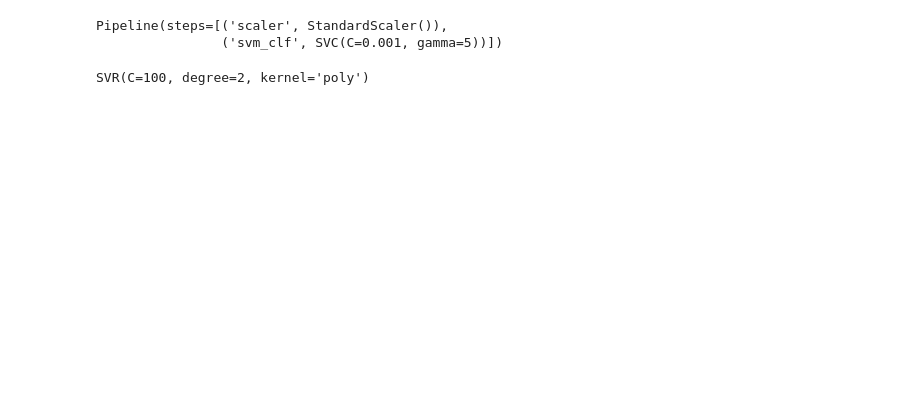
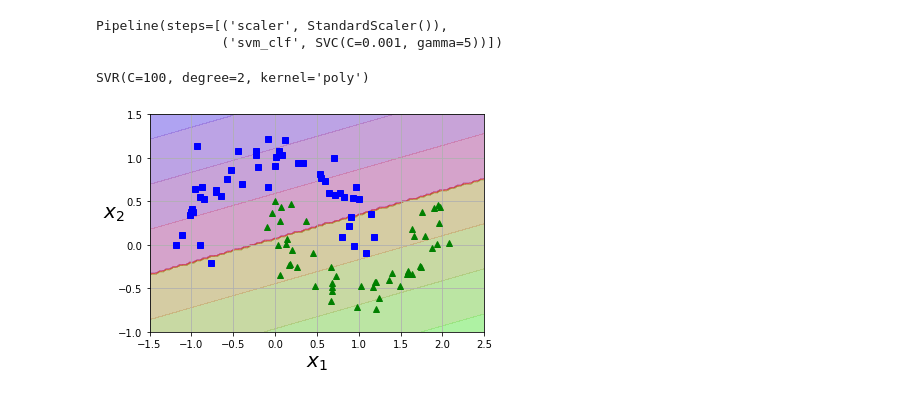
Before and after one commit to staszewski/hands-on-machine-learning, a Jupyter notebook: 5-svm.ipynb, the cells around one changed output. Cells and saved outputs as stored; diff of their text form; code cells hidden in the pictures; blank space fills up the shorter version.

```diff
--- a/5-svm.ipynb
+++ b/5-svm.ipynb
@@ -124,3 +124,15 @@ svm_poly_reg = SVR(kernel = "poly", degree = 2, C = 100, epsilon = 0.1)
 svm_poly_reg.fit(X, y)
 # %% [output]
 SVR(C=100, degree=2, kernel='poly')
+# %%
+# Exercise 8
+lin_svc = Pipeline([
+    ("scaler", StandardScaler()),
+    ("linear_svc", LinearSVC(C = 1, loss = "hinge"))
+])
+
+lin_svc.fit(X, y)
+plot_predictions(lin_svc, [-1.5, 2.5, -1, 1.5])
+plot_dataset(X, y, [-1.5, 2.5, -1, 1.5])
+# %% [output]
+[figure, added]
```
Also changed, not shown: parts of 15 cells of this notebook.
